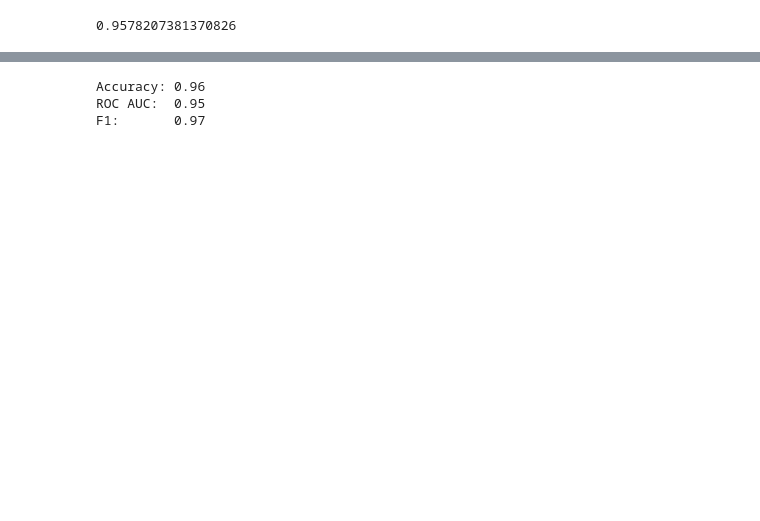
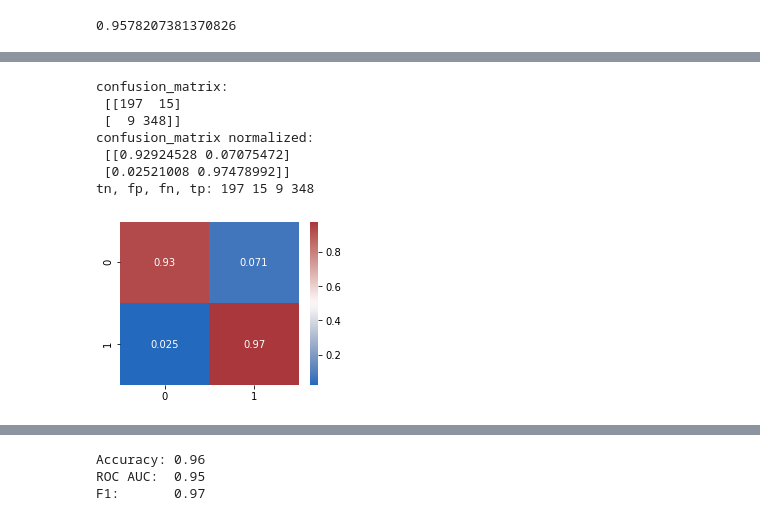
Before and after one commit to alexande-popov/Coursera_Python_for_data_science, a Jupyter notebook: week_3/linear_models_classification.ipynb, the cells around one changed output, grey strips where cells are left out. Saved outputs shown, nothing was run; the diff lists cells and outputs as text; code cells hidden in the pictures; blank space fills up the shorter version.

Commit message:
Add files via upload
Expanded classification metrics.

```diff
--- a/week_3/linear_models_classification.ipynb
+++ b/week_3/linear_models_classification.ipynb
@@ -138,0 +229,25 @@ print(accuracy)
+# %%
+from sklearn import metrics
+
+predictions = model.predict(cancer.data)
+
+cm  = metrics.confusion_matrix(cancer.target, predictions)
+cmn = metrics.confusion_matrix(cancer.target, predictions, normalize='true')
+print('confusion_matrix:\n', cm)
+print('confusion_matrix normalized:\n', cmn)
+
+tn, fp, fn, tp = metrics.confusion_matrix(cancer.target, predictions).ravel()
+print('tn, fp, fn, tp:', tn, fp, fn, tp)
+
+plt.figure(figsize=(4,3))
+sns.heatmap(cmn, cmap ="vlag", annot=True)
+plt.show()
+# %% [output]
+confusion_matrix:
+ [[197  15]
+ [  9 348]]
+confusion_matrix normalized:
+ [[0.92924528 0.07075472]
+ [0.02521008 0.97478992]]
+tn, fp, fn, tp: 197 15 9 348
+[figure, added]
```
Also changed, not shown: parts of 32 cells of this notebook.
